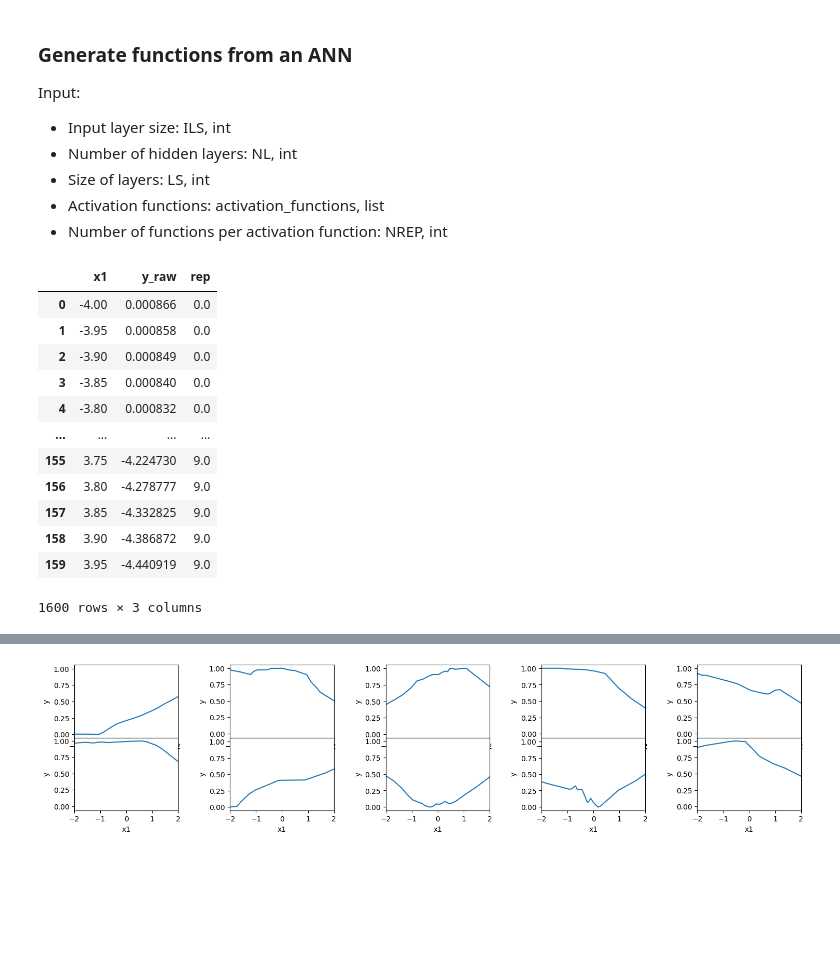
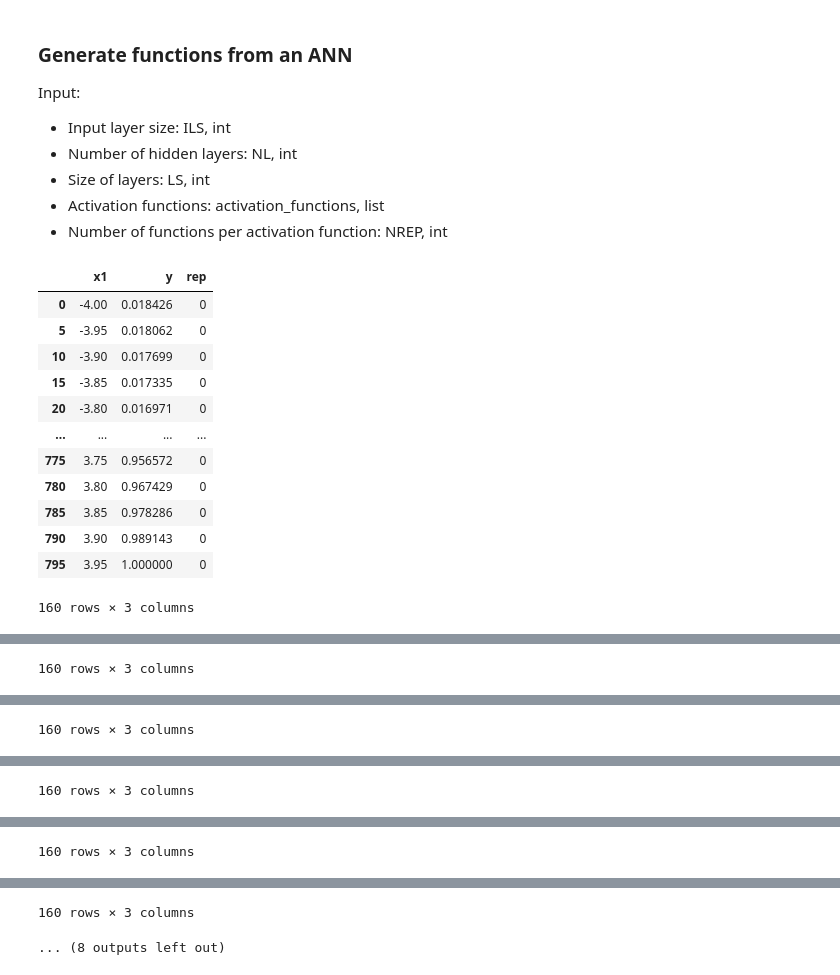
Before and after one commit to SergioCoboLopez/BMS_approximator, a Jupyter notebook: bin/ann_functions/generate_ANN_functions_high_res.ipynb, the cells around one changed output, grey strips where cells are left out. Saved outputs shown, nothing was run; the diff lists cells and outputs as text; code cells hidden in the pictures; blank space fills up the shorter version.

Commit message:
several tests on generating datasets with different resolutions. It turned out we need to generate everything from the original 0.05 step dataset

```diff
--- a/bin/ann_functions/generate_ANN_functions_high_res.ipynb
+++ b/bin/ann_functions/generate_ANN_functions_high_res.ipynb
@@ -60,7 +60,7 @@ def compute_output(invals, w, activation_fun):
     return(np.sum([w[-1][i][0] * cl[i] for i in range(len(w[-1]))]))
 # %%
 NREP = 10 #number of functions
-xmin=-4;xmax=4;new_step=0.0125 #limits of x and resolution step to generate functions.0.5x- 0.1, 2x- 0.025, 4x - 0.0125, 1000 points -0.0004
+xmin=-4;xmax=4;#new_step=0.0125 #limits of x and resolution step to generate functions.0.5x- 0.1, 2x- 0.025, 4x - 0.0125, 1000 points -0.0004
 
 d_all = pd.DataFrame({'x1' : [], 'y': [], 'rep': []})
 d_all_raw = pd.DataFrame({'x1' : [], 'y_raw': [], 'rep': []})
@@ -68,58 +68,95 @@ d_all_raw = pd.DataFrame({'x1' : [], 'y_raw': [], 'rep': []})
 activation_functions=['tanh', 'leaky_ReLU'] #tanh, leaky_ReLU
 activation_function='leaky_ReLU'
 
+
+resolutions={'0.5x':'0.1', '1x':'0.05' , '2x': '0.025' , '4e-3x':'0.004' }
+resolution='1x' #0.5x, 1x, 2x, 4e-3x
+new_step=float(resolutions[resolution])/5 #We take new five points per existing point
+
+
 #load pickle with weights from neural networks
 filename = 'NN_weights_' + activation_function + '_NREP_10_.pickle'
 weights = import_w('../../data/generative_data/' + filename)
 
 #load low-resolution non-normalized original data
-low_res_data=pd.read_csv('../../data/generative_data/' + 'Non_normalized_NN_function_'+ str(activation_function) + '_NREP_10_data.csv',index_col=0)
-display(low_res_data)
+low_res_data=pd.read_csv('../../data/generative_data/' + 'Non_normalized_NN_function_'+ str(activation_function) + '_NREP_10_res_0.05' +
+                          '_data.csv', index_col=0)
+#display(low_res_data)
 
 for rep in range(NREP):
     #load pickle with weights
     w=weights[rep]
 
     #Generate x
     x1 = np.arange(xmin, xmax, new_step)
 
     #Generate y
     x1s, ys = [], []
     y = [compute_output([1, thisx1], w, activation_function) for thisx1 in x1]
     x1s=x1
     ys=y
     ys = np.array(ys)
 
     # Normalize y to [0, 1] with lower resolution data
     low_res_rep=low_res_data[low_res_data['rep']==rep]
     ys_low_res=np.array(low_res_rep.y_raw)
     ys_norm = (ys - min(ys_low_res)) / (max(ys_low_res) - min(ys_low_res) + 1e-15) #normalize with maximum and minimum unnormalized values
 
 
+
     #Save normalized high resolution functions to dataframes
     d = pd.DataFrame({'x1' : x1s, 'y' : ys_norm, 'rep': rep})
+    #display(d)
+    #display(low_res_rep)
     d_all=pd.concat([d_all,d])
 
     #Save non-normalized high resolution version
     d_raw = pd.DataFrame({'x1' : x1s, 'y_raw' : ys, 'rep': rep})
+
+    #extract "old" points from raw dataset.
+    #~~~~~~~~~~~~~~~~~~~~~~~~~~~~~~~~~~~~~~~~~~~~~~~~
+    #d_raw=d_raw.round({'x1':2})
+    low_res_rep=low_res_rep.round({'x1':2})
+    #d_raw_old_points=d_raw[d_raw['x1'].isin(low_res_rep['x1'].tolist() )]
+
+    #display(low_res_rep)
+    #print("old  raw points")
+    #display(d_raw_old_points)
+    #~~~~~~~~~~~~~~~~~~~~~~~~~~~~~~~~~~~~~~~~~~~~~~~~
+
+    #extract new normalized points
+    #~~~~~~~~~~~~~~~~~~~~~~~~~~~~~~~~~~~~~~~~~~~~~~~~
+    #display(d)
+    d=d.round({'x1':2})
+    #display(low_res_rep['x1'].tolist() )
+    #display(d['x1'].tolist() )
+    #low_res_rep=low_res_rep.round({'x1':2})
+    d_normalized_points=d[d['x1'].isin(low_res_rep['x1'].tolist() )]
+
+    #display(low_res_rep)
+    #print("old  raw points")
+    display(d_normalized_points)
+    #~~~~~~~~~~~~~~~~~~~~~~~~~~~~~~~~~~~~~~~~~~~~~~~~
+
+    #display(d_raw)
     d_all_raw=pd.concat([d_all_raw,d_raw])
 
 #Save to dataframe
 save=False
 if save==True:
-    d_all.to_csv('../../data/generative_data/' + 'NN_function_' + activation_function + '_NREP_' + str(NREP) + '_res_' + str(new_step) + '_data.csv')
-    d_all_raw.to_csv('../../data/generative_data/' + 'non_normalized_NN_function_' + activation_function + '_NREP_' + str(NREP) + '_res_' + str(new_step) + '_data.csv')
+    d_all.to_csv('../../data/generative_data/' + 'NN_function_' + activation_function + '_NREP_' + str(NREP) + '_res_' + str(new_step) + 'interpolation_data.csv')
+    d_all_raw.to_csv('../../data/generative_data/' + 'Non_normalized_NN_function_' + activation_function + '_NREP_' + str(NREP) + '_res_' + str(new_step) + 'interpolation_data.csv')
 # %% [output]
-|  | x1 | y_raw | rep |
-| 0 | -4.00 | 0.000866 | 0.0 |
-| 1 | -3.95 | 0.000858 | 0.0 |
-| 2 | -3.90 | 0.000849 | 0.0 |
-| 3 | -3.85 | 0.000840 | 0.0 |
-| 4 | -3.80 | 0.000832 | 0.0 |
+|  | x1 | y | rep |
+| 0 | -4.00 | 0.018426 | 0 |
+| 5 | -3.95 | 0.018062 | 0 |
+| 10 | -3.90 | 0.017699 | 0 |
+| 15 | -3.85 | 0.017335 | 0 |
+| 20 | -3.80 | 0.016971 | 0 |
 | ... | ... | ... | ... |
-| 155 | 3.75 | -4.224730 | 9.0 |
-| 156 | 3.80 | -4.278777 | 9.0 |
-| 157 | 3.85 | -4.332825 | 9.0 |
-| 158 | 3.90 | -4.386872 | 9.0 |
-| 159 | 3.95 | -4.440919 | 9.0 |
+| 775 | 3.75 | 0.956572 | 0 |
+| 780 | 3.80 | 0.967429 | 0 |
+| 785 | 3.85 | 0.978286 | 0 |
+| 790 | 3.90 | 0.989143 | 0 |
+| 795 | 3.95 | 1.000000 | 0 |
-1600 rows × 3 columns
+160 rows × 3 columns
@@ -125,0 +175 @@ if save==True:
+160 rows × 3 columns
@@ -125,0 +188 @@ if save==True:
+160 rows × 3 columns
@@ -125,0 +201 @@ if save==True:
+160 rows × 3 columns
@@ -125,0 +214 @@ if save==True:
+160 rows × 3 columns
@@ -126,3 +227,5 @@ if save==True:
+160 rows × 3 columns
+... (8 outputs left out)
 # %%
 #PLOT -2,2
 
@@ -145,8 +248,6 @@ for r in range(rows):
         ax_rc.set_xlim(-2,2)
         h+=1
 plt.savefig('../../results/seminal_data/' + 'NN_function_high_res_step_' +str(new_step) + '_' + activation_function + '_ILS%d_NL%d_LS%d'  %(ILS, NL,  LS) + '.png', dpi=300)
-# %% [output]
-[figure, removed]
 # %%
 #PLOT FULL RANK (-4,4)
 
```
Also changed, not shown: parts of 2 cells of this notebook, 19 other files.
